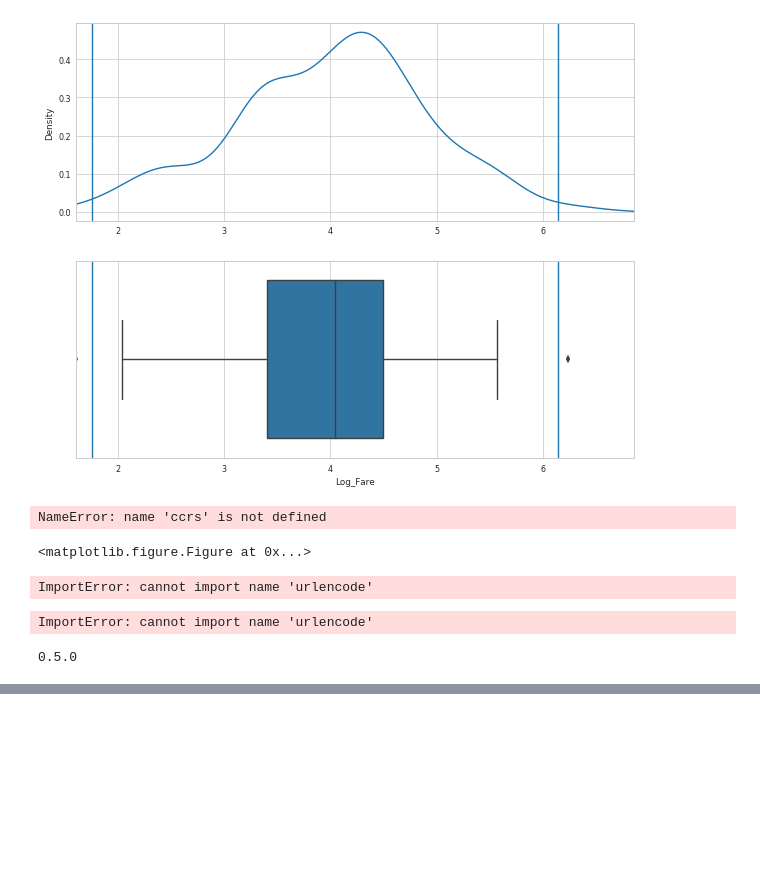
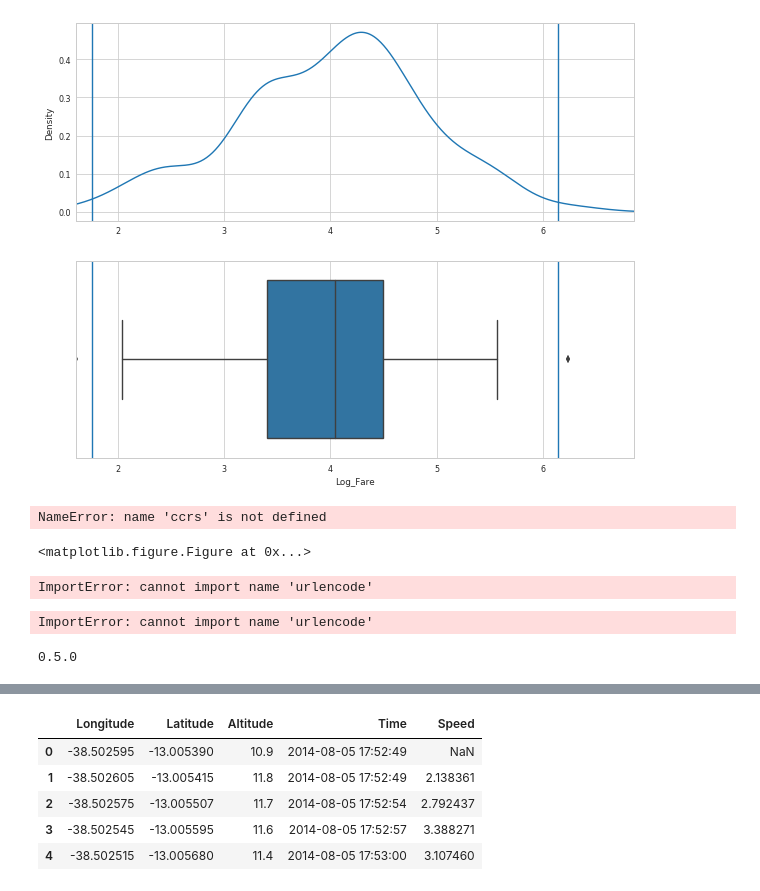
Before and after one commit to jungi21cc/taxi, a Jupyter notebook: test.ipynb, the cells around one changed output, grey strips where cells are left out. Cells and saved outputs as stored; diff of their text form; code cells hidden in the pictures; blank space fills up the shorter version.

```diff
--- a/test.ipynb
+++ b/test.ipynb
@@ -174,0 +178,27 @@ FileNotFoundError: [Errno 2] No such file or directory: 'data/2014_08_05_farol.g
+# %%
+data = []
+segment_length = segment.length_3d()
+for point_idx, point in enumerate(segment.points):
+    data.append(
+        [
+            point.longitude,
+            point.latitude,
+            point.elevation,
+            point.time,
+            segment.get_speed(point_idx)
+        ]
+    )
+# %%
+
+from pandas import DataFrame
+
+columns = ['Longitude', 'Latitude', 'Altitude', 'Time', 'Speed']
+df = DataFrame(data, columns=columns)
+df.head()
+# %% [output]
+|  | Longitude | Latitude | Altitude | Time | Speed |
+| 0 | -38.502595 | -13.005390 | 10.9 | 2014-08-05 17:52:49 | NaN |
+| 1 | -38.502605 | -13.005415 | 11.8 | 2014-08-05 17:52:49 | 2.138361 |
+| 2 | -38.502575 | -13.005507 | 11.7 | 2014-08-05 17:52:54 | 2.792437 |
+| 3 | -38.502545 | -13.005595 | 11.6 | 2014-08-05 17:52:57 | 3.388271 |
+| 4 | -38.502515 | -13.005680 | 11.4 | 2014-08-05 17:53:00 | 3.107460 |
```
Also changed, not shown: parts of 7 cells of this notebook, 1 other file.
